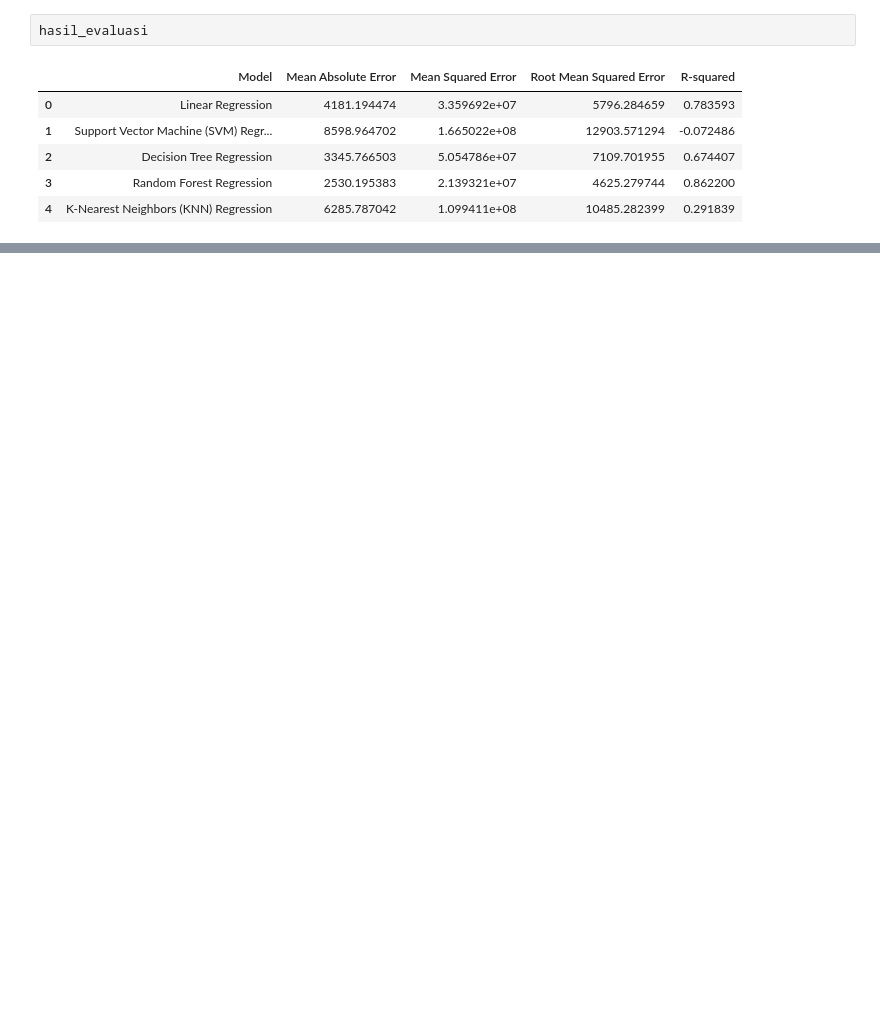
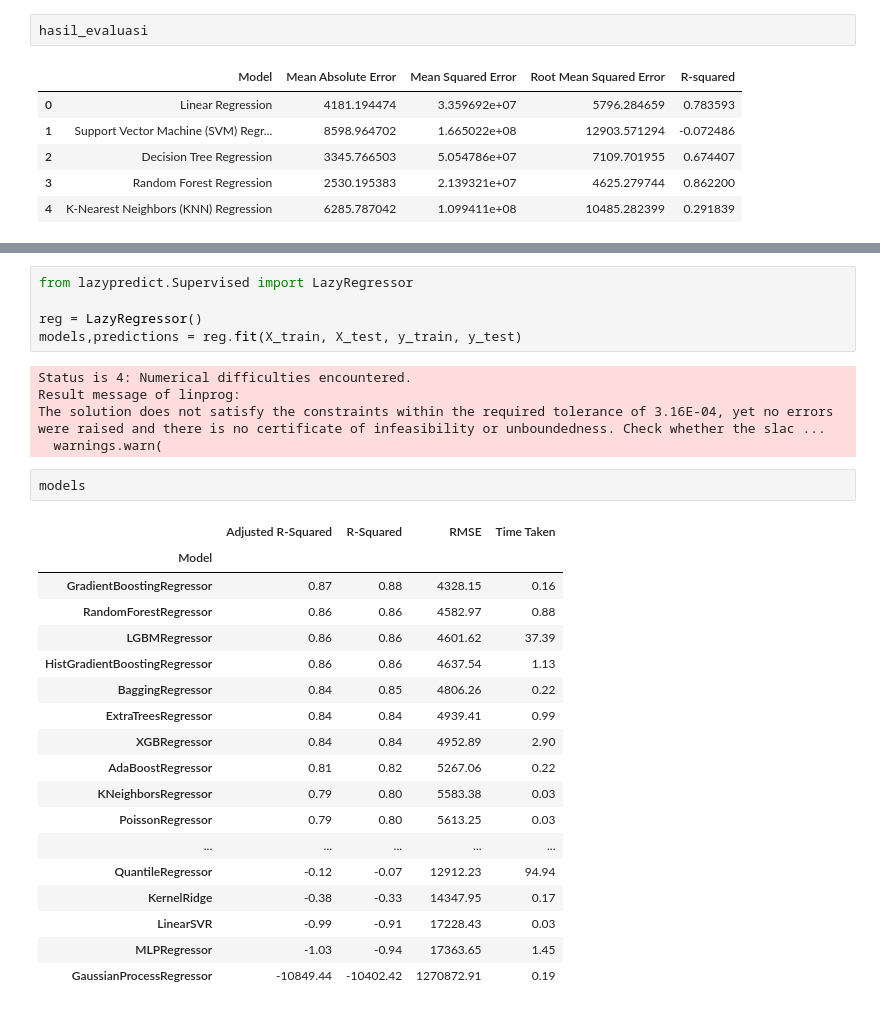
Before and after one commit to ArviandanaR/Praktikum-Data-Mining-2024, a Jupyter notebook: Pertemuan 7/Pertemuan 7 supervised regression.ipynb, the cells around one changed output, grey strips where cells are left out. Saved outputs shown, nothing was run; the diff lists cells and outputs as text; blank space fills up the shorter version.

```diff
--- a/Pertemuan 7/Pertemuan 7 supervised regression.ipynb
+++ b/Pertemuan 7/Pertemuan 7 supervised regression.ipynb
@@ -192,0 +300,31 @@ hasil_evaluasi
+# %%
+from lazypredict.Supervised import LazyRegressor
+
+reg = LazyRegressor()
+models,predictions = reg.fit(X_train, X_test, y_train, y_test)
+# %% [output]
+Status is 4: Numerical difficulties encountered.
+Result message of linprog:
+The solution does not satisfy the constraints within the required tolerance of 3.16E-04, yet no errors were raised and there is no certificate of infeasibility or unboundedness. Check whether the slac ...
+  warnings.warn(
+# %%
+models
+# %% [output]
+|  | Adjusted R-Squared | R-Squared | RMSE | Time Taken |
+| Model |  |  |  |  |
+| GradientBoostingRegressor | 0.87 | 0.88 | 4328.15 | 0.16 |
+| RandomForestRegressor | 0.86 | 0.86 | 4582.97 | 0.88 |
+| LGBMRegressor | 0.86 | 0.86 | 4601.62 | 37.39 |
+| HistGradientBoostingRegressor | 0.86 | 0.86 | 4637.54 | 1.13 |
+| BaggingRegressor | 0.84 | 0.85 | 4806.26 | 0.22 |
+| ExtraTreesRegressor | 0.84 | 0.84 | 4939.41 | 0.99 |
+| XGBRegressor | 0.84 | 0.84 | 4952.89 | 2.90 |
+| AdaBoostRegressor | 0.81 | 0.82 | 5267.06 | 0.22 |
+| KNeighborsRegressor | 0.79 | 0.80 | 5583.38 | 0.03 |
+| PoissonRegressor | 0.79 | 0.80 | 5613.25 | 0.03 |
+| ... | ... | ... | ... | ... |
+| QuantileRegressor | -0.12 | -0.07 | 12912.23 | 94.94 |
+| KernelRidge | -0.38 | -0.33 | 14347.95 | 0.17 |
+| LinearSVR | -0.99 | -0.91 | 17228.43 | 0.03 |
+| MLPRegressor | -1.03 | -0.94 | 17363.65 | 1.45 |
+| GaussianProcessRegressor | -10849.44 | -10402.42 | 1270872.91 | 0.19 |
```
Also changed, not shown: parts of 11 cells of this notebook, 6 other files.
